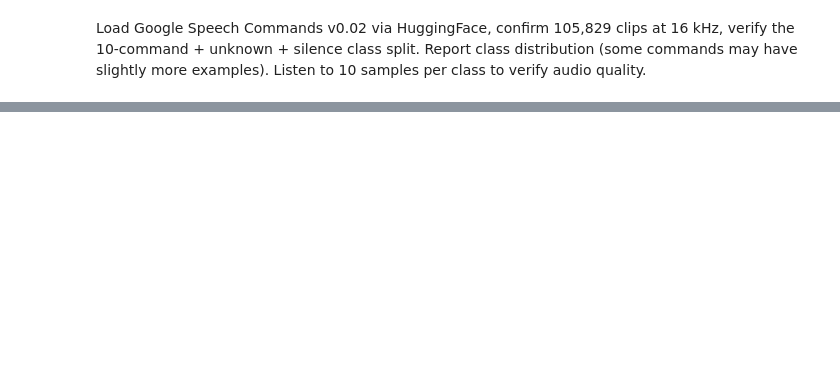
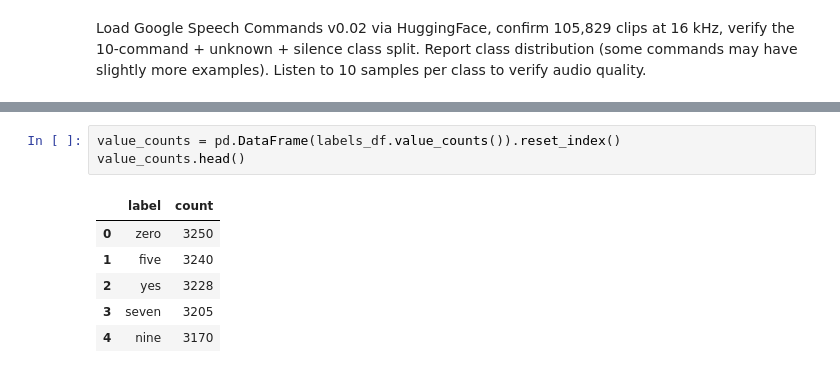
Before and after one commit to tksluangrath/ds6050-audio-projects, a Jupyter notebook: importingdata.ipynb, the cells around one changed output, grey strips where cells are left out. Drawn from its saved outputs; the diff is of its cells as text; blank space fills up the shorter version.

```diff
--- a/importingdata.ipynb
+++ b/importingdata.ipynb
@@ -32,0 +99,10 @@ Test: 11005
+# %%
+value_counts = pd.DataFrame(labels_df.value_counts()).reset_index()
+value_counts.head()
+# %% [output]
+|  | label | count |
+| 0 | zero | 3250 |
+| 1 | five | 3240 |
+| 2 | yes | 3228 |
+| 3 | seven | 3205 |
+| 4 | nine | 3170 |
```
Also changed, not shown: parts of 11 cells of this notebook.
